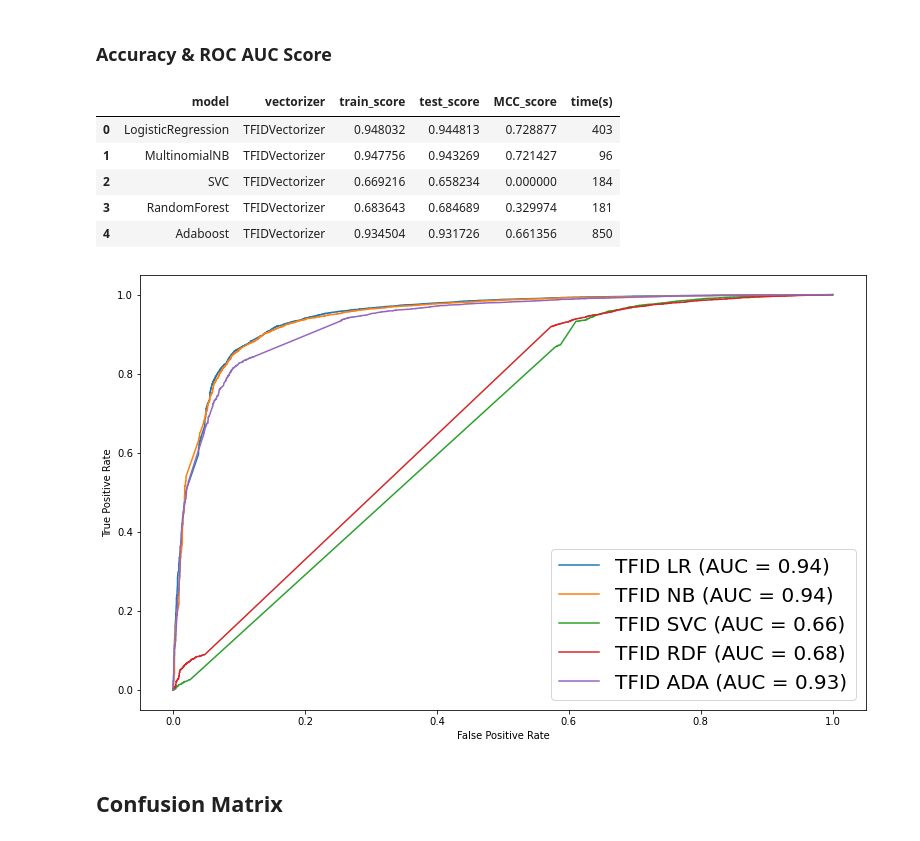
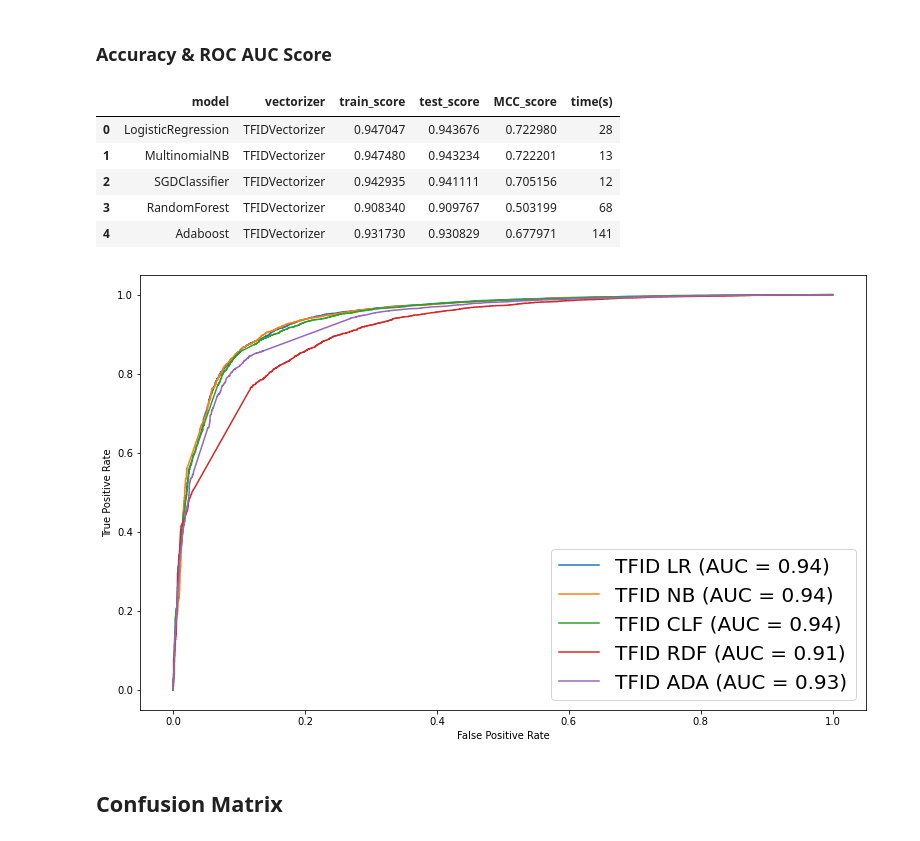
Before and after one commit to SimYiSY/App_Reviews_NLP, a Jupyter notebook: code/4. App Review_Modeling_Part_1.ipynb, the cells around one changed output. Cells and saved outputs as stored; diff of their text form; code cells hidden in the pictures.

Commit message:
random search

```diff
--- a/code/4. App Review_Modeling_Part_1.ipynb
+++ b/code/4. App Review_Modeling_Part_1.ipynb
@@ -416,15 +381,15 @@ tfid_nb = Pipeline([
 
 pipe_params = {
     'tfid__max_features': [8000, 9000],
-    'tfid__min_df': [3, 4],
+    'tfid__min_df': [3, 4, 5],
     'tfid__max_df': [.2, .3],
     'tfid__ngram_range': [(1,1), (1,2)],
-    'nb__alpha': list(np.linspace(0.3,1,5))
+    'nb__alpha': list(np.linspace(0,1,11))
 }
 
-gs_tfid_nb = GridSearchCV(tfid_nb, # what object are we optimizing?
-                  param_grid=pipe_params, # what parameters values are we searching?
-                  cv=5, verbose = 1, n_jobs = -1, scoring = 'roc_auc') # 5-fold cross-validation.
+gs_tfid_nb = RandomizedSearchCV(tfid_nb, # what object are we optimizing?
+                                param_distributions=pipe_params, # what parameters values are we searching?
+                                cv=5, verbose = 1, n_jobs = -1, scoring = 'roc_auc') # 5-fold cross-validation.
 t0 = time()
 gs_tfid_nb.fit(X_train, y_train)
 tfid_nb_test_time = time() - t0
@@ -490,18 +462,26 @@ pickle.dump(gs_tfid_nb, open('./model_pickles/' + filename, 'wb'))
 # %%
 # Setting pipeline for two stages
 tfid_ran = Pipeline([
-    ('tfid', TfidfVectorizer(max_features = 9000, min_df = 3, max_df = 4, ngram_range = (1,2))),
+    ('tfid', TfidfVectorizer()),
     ('sampling', SMOTE(random_state=42, n_jobs = -1, sampling_strategy = 'not minority')),
-    ('ran', RandomForestClassifier(random_state = 42, min_samples_leaf = 2, min_samples_split = 3))
+    ('rf', RandomForestClassifier(random_state = 42, min_samples_leaf = 2, min_samples_split = 3))
 ])
 
 pipe_params = {
-    'ran__n_estimators': [50, 75, 100],
+    'tfid__max_features': [8000,9000],
+    'tfid__min_df': [3, 4, 5],
+    'tfid__max_df': [.2, .3],
+    'tfid__ngram_range': [(1,1), (1,2)],
+    'sampling__k_neighbors': [10, 15],
+    'rf__n_estimators': [100, 300, 500],
+    'rf__max_depth': [8, 15, 25],
+    'rf__min_samples_split': [5, 15, 100],
+    'rf__max_leaf_nodes': [10, None]
 }
 
-gs_tfid_ran = GridSearchCV(tfid_ran, # what object are we optimizing?
-                  param_grid=pipe_params, # what parameters values are we searching?
-                  cv=5, verbose = 1, n_jobs = -1, scoring = 'roc_auc') # 5-fold cross-validation.
+gs_tfid_ran = RandomizedSearchCV(tfid_ran, # what object are we optimizing?
+                                 param_distributions=pipe_params, # what parameters values are we searching?
+                                 cv=5, verbose = 1, n_jobs = -1, scoring = 'roc_auc') # 5-fold cross-validation.
 t0 = time()
 gs_tfid_ran.fit(X_train, y_train)
 tfid_ran_test_time = time() - t0
@@ -529,21 +510,24 @@ pickle.dump(gs_tfid_ran, open('./model_pickles/' + filename, 'wb'))
 # %%
 # Setting pipeline for two stages
 tfid_ada = Pipeline([
-    ('tfid', TfidfVectorizer(max_features = 8000, ngram_range = (1,2))),
+    ('tfid', TfidfVectorizer()),
     ('sampling', SMOTE(random_state=42, n_jobs = -1, sampling_strategy = 'not minority')),
     ('ada', AdaBoostClassifier())
 ])
 
 pipe_params = {
-    'tfid__min_df': [3, 4],
+    'tfid__max_features': [8000,9000],
+    'tfid__min_df': [3, 4, 5],
     'tfid__max_df': [.2, .3],
+    'tfid__ngram_range': [(1,1), (1,2)],
+    'sampling__k_neighbors': [10, 15],
     'ada__n_estimators': [100,150,200],
     'ada__learning_rate': list(np.linspace(0.3,1,5))
 }
 
-gs_tfid_ada = GridSearchCV(tfid_ada, # what object are we optimizing?
-                  param_grid=pipe_params, # what parameters values are we searching?
-                  cv=5, verbose = 1, n_jobs = -1, scoring = 'roc_auc') # 5-fold cross-validation.
+gs_tfid_ada = RandomizedSearchCV(tfid_ada, # what object are we optimizing?
+                                  param_distributions=pipe_params, # what parameters values are we searching?
+                                cv=5, verbose = 1, n_jobs = -1, scoring = 'roc_auc') # 5-fold cross-validation.
 t0 = time()
 gs_tfid_ada.fit(X_train, y_train)
 tfid_ada_test_time = time() - t0
@@ -589,11 +570,11 @@ summary.append(['MultinomialNB', 'TFIDVectorizer',
                 matthews_corrcoef(y_test, gs_tfid_nb.predict(X_test)),
                 round(tfid_nb_test_time)])
 
-summary.append(['SVC', 'TFIDVectorizer',
-                gs_tfid_svc.best_score_,
-                gs_tfid_svc.score(X_test,y_test),
-                matthews_corrcoef(y_test, gs_tfid_svc.predict(X_test)),
-                round(tfid_svc_test_time)])
+summary.append(['SGDClassifier', 'TFIDVectorizer',
+                gs_tfid_clf.best_score_,
+                gs_tfid_clf.score(X_test,y_test),
+                matthews_corrcoef(y_test, gs_tfid_clf.predict(X_test)),
+                round(tfid_clf_test_time)])
 
 summary.append(['RandomForest', 'TFIDVectorizer',
                 gs_tfid_ran.best_score_,
@@ -619,21 +600,21 @@ pd.DataFrame(summary,
                         'time(s)']).style.highlight_max().highlight_min(color = 'red')
 # %% [output]
 |  | model | vectorizer | train_score | test_score | MCC_score | time(s) |
-| 0 | LogisticRegression | TFIDVectorizer | 0.948032 | 0.944813 | 0.728877 | 403 |
-| 1 | MultinomialNB | TFIDVectorizer | 0.947756 | 0.943269 | 0.721427 | 96 |
-| 2 | SVC | TFIDVectorizer | 0.669216 | 0.658234 | 0.000000 | 184 |
-| 3 | RandomForest | TFIDVectorizer | 0.683643 | 0.684689 | 0.329974 | 181 |
-| 4 | Adaboost | TFIDVectorizer | 0.934504 | 0.931726 | 0.661356 | 850 |
+| 0 | LogisticRegression | TFIDVectorizer | 0.947047 | 0.943676 | 0.722980 | 28 |
+| 1 | MultinomialNB | TFIDVectorizer | 0.947480 | 0.943234 | 0.722201 | 13 |
+| 2 | SGDClassifier | TFIDVectorizer | 0.942935 | 0.941111 | 0.705156 | 12 |
+| 3 | RandomForest | TFIDVectorizer | 0.908340 | 0.909767 | 0.503199 | 68 |
+| 4 | Adaboost | TFIDVectorizer | 0.931730 | 0.930829 | 0.677971 | 141 |
 # %%
 fig, ax = plt.subplots(figsize=(13, 8))
 tfid_lr_disp = plot_roc_curve(gs_tfid_lr, X_test, y_test, name = 'TFID LR', ax = ax)
 tfid_nb_disp = plot_roc_curve(gs_tfid_nb, X_test, y_test, name = 'TFID NB', ax = ax)
-tfid_svc_disp = plot_roc_curve(gs_tfid_svc, X_test, y_test, name = 'TFID SVC', ax = ax)
+tfid_clf_disp = plot_roc_curve(gs_tfid_clf, X_test, y_test, name = 'TFID CLF', ax = ax)
 tfid_ran_disp = plot_roc_curve(gs_tfid_ran, X_test, y_test, name = 'TFID RDF', ax = ax)
 tfid_ada_disp = plot_roc_curve(gs_tfid_ada, X_test, y_test, name = 'TFID ADA', ax = ax)
 plt.legend(prop={"size":20});
 # %% [output]
-[figure, old version]
+[figure, new version]
 # %% [markdown]
 ## Confusion Matrix
 # %%
```
Also changed, not shown: parts of 23 cells of this notebook, 8 other files.
